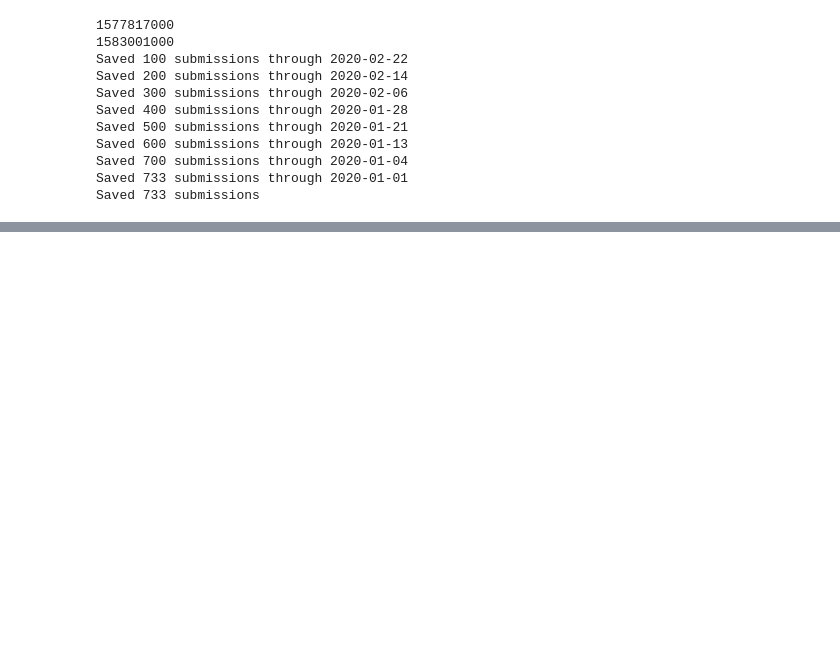
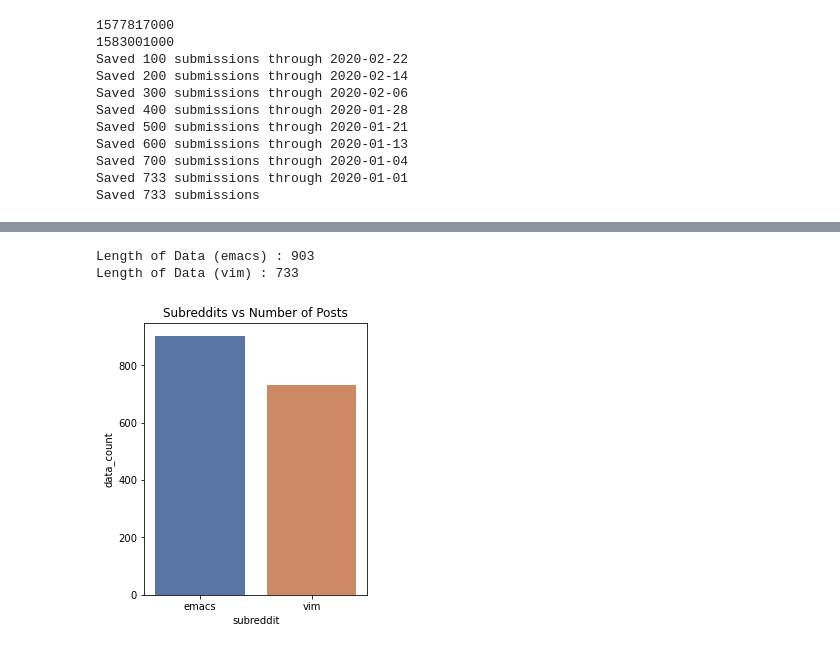
Before and after one commit to Neha-Sajnani/Reddit-Data-Analysis, a Jupyter notebook: Reddit Data Analysis.ipynb, the cells around one changed output, grey strips where cells are left out. Drawn from its saved outputs; the diff is of its cells as text; code cells hidden in the pictures; blank space fills up the shorter version.

Commit message:
Plotting graphs
Comments Distribution for VIM and EMACS
Subreddit vs Posts
Subreddit vs Unique Authors

```diff
--- a/Reddit Data Analysis.ipynb
+++ b/Reddit Data Analysis.ipynb
@@ -129,3 +129,8 @@ Saved 600 submissions through 2020-01-13
 Saved 700 submissions through 2020-01-04
 Saved 733 submissions through 2020-01-01
 Saved 733 submissions
+# %%
+# Reading CSV files into dataframes
+
+df_emacs = pd.read_csv("submissions_with_metrics_emacs.csv")
+df_vim = pd.read_csv("submissions_with_metrics_vim.csv")
@@ -131,0 +159,18 @@ Saved 733 submissions
+# %%
+print("Length of Data (emacs) : " + str(len(df_emacs)))
+print("Length of Data (vim) : " + str(len(df_vim)))
+
+data = [['emacs', len(df_emacs)], ['vim', len(df_vim)]]
+df = pd.DataFrame(data, columns = ['subreddit', 'data_count'])
+
+# Plotting number of posts in subreddits emacs and vim
+
+from matplotlib import pyplot as plt
+import seaborn as sns
+
+plt.figure(figsize=(4,5))
+ax = sns.barplot(x="subreddit", y="data_count", data=df, palette="deep").set_title("Subreddits vs Number of Posts")
+# %% [output]
+Length of Data (emacs) : 903
+Length of Data (vim) : 733
+[figure, added]
```
Also changed, not shown: parts of 5 cells of this notebook.
